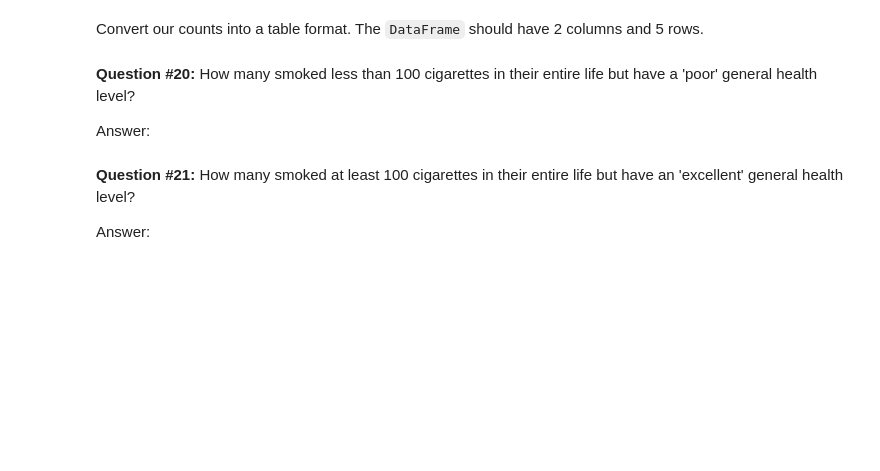
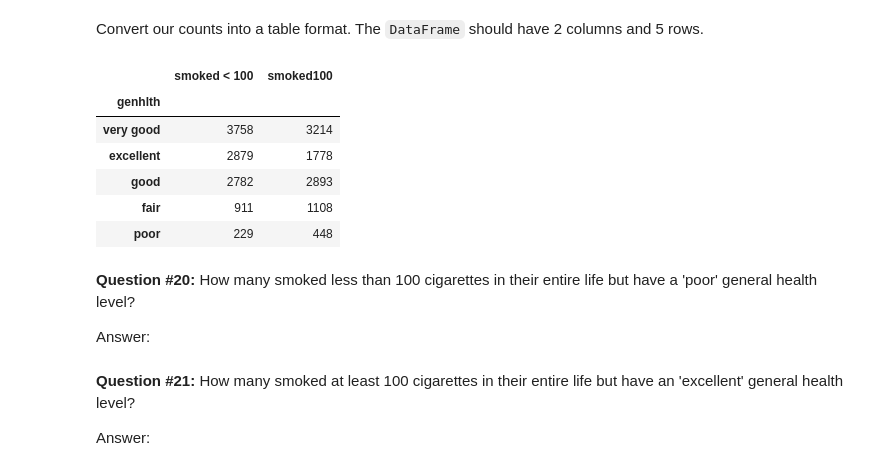
Before and after one commit to Revkxd/CSMODEL-Notebooks, a Jupyter notebook: 6 - Statistical Inference on Categorical Data/6 - Statistical Inference on Categorical Data.ipynb, the cells around one changed output. Cells and saved outputs as stored; diff of their text form; code cells hidden in the pictures; blank space fills up the shorter version.

```diff
--- a/6 - Statistical Inference on Categorical Data/6 - Statistical Inference on Categorical Data.ipynb
+++ b/6 - Statistical Inference on Categorical Data/6 - Statistical Inference on Categorical Data.ipynb
@@ -263,6 +328,7 @@ First, group the sample depending on whether they have smoked at least 100 cigar
 Store the values in variable `counts`.
 # %%
 # Write your code here
+counts = cdc_df.groupby('smoke100')['genhlth'].value_counts()
 # %% [markdown]
 Let's display the count per subgroup.
 # %%
@@ -274,3 +351,15 @@ Convert our counts into a table format. The `DataFrame` should have 2 columns an
+# %%
+# Write your code here
+other_table = pd.DataFrame([counts[0], counts[1]], index=['smoked < 100', 'smoked100']).transpose()
+other_table
+# %% [output]
+|  | smoked < 100 | smoked100 |
+| genhlth |  |  |
+| very good | 3758 | 3214 |
+| excellent | 2879 | 1778 |
+| good | 2782 | 2893 |
+| fair | 911 | 1108 |
+| poor | 229 | 448 |
 # %% [markdown]
 **Question #20:** How many smoked less than 100 cigarettes in their entire life but have a 'poor' general health level?
 
```
Also changed, not shown: parts of 13 cells of this notebook.
